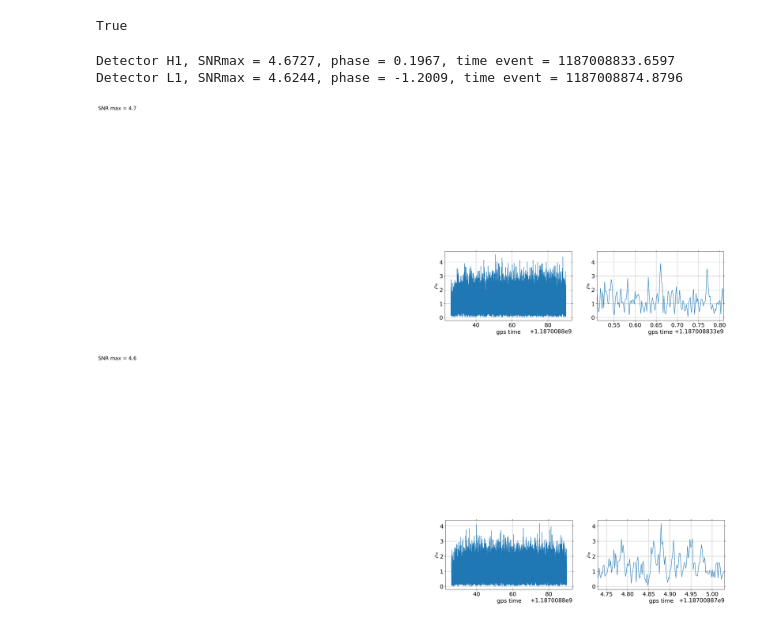
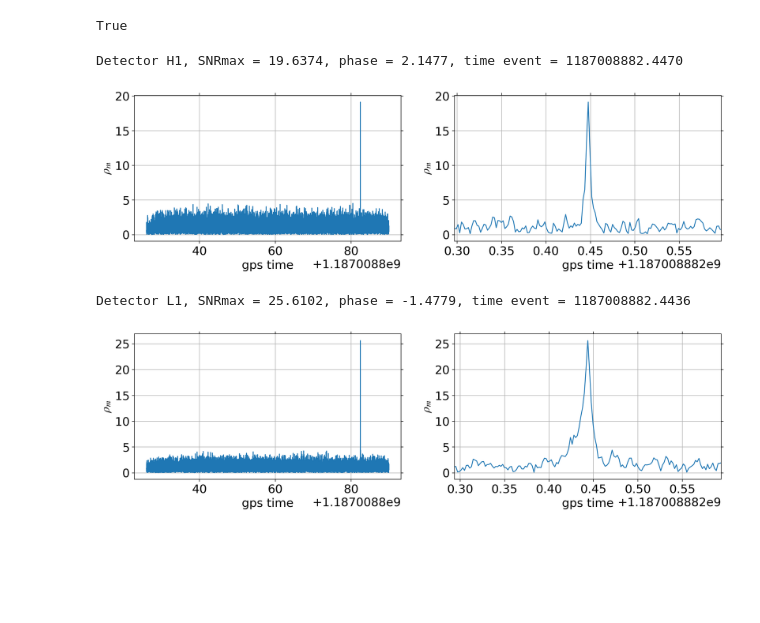
Before and after one commit to josefrr12/GWDataAnalysis, a Jupyter notebook: GW170817.ipynb, the cells around one changed output. Saved outputs shown, nothing was run; the diff lists cells and outputs as text; code cells hidden in the pictures; blank space fills up the shorter version.

```diff
--- a/GW170817.ipynb
+++ b/GW170817.ipynb
@@ -83,7 +84,7 @@ from gwosc.locate import get_urls
 import fsspec
 data = {}
 for i in detector:
-  url = get_urls(i, t0, t0)[-1]
+  url = get_urls(i, t0, t0, version=2)[-1]
   print(url)
   remote_f = fsspec.open(url, mode="rb")
   if hasattr(remote_f, "open"):
@@ -122,3 +126,5 @@ time = np.arange(mystart, gpsEnd, delta_t)
+# %%
+time = np.arange(gpsStart, gpsEnd, delta_t)
 # %%
 from pycbc.filter import highpass
 from pycbc.types.timeseries import TimeSeries
@@ -281,7 +292,7 @@ dwindow = signal.tukey(dlength, alpha=1./16.)
 rho_i = []
 tmerger = []
 phase_merger = []
-detectors = ['H1', 'L1']
+detectors = ['H1','L1']
 f1 = []
 f2 = []
 Deff = []
@@ -314,39 +325,36 @@ for det in detectors:
     I73.append(np.abs(sigmasq))
 
     indmax = np.argmax(SNR)
     SNRmax = SNR[indmax]
     t_max = time[indx][indmax]
     phase_max = np.angle(SNR_complex[indmax])
 
     tmerger.append(t_max)
     rho_i.append(SNRmax)
     phase_merger.append(phase_max)
 
     Deff.append(sigma / SNRmax)
 
     print ('Detector {0}, SNRmax = {1:.4f}, phase = {2:.4f}, time event = {3:.4f}'
            .format(det, SNRmax, phase_max, t_max))
     # plots
     plt.figure(figsize=(16,4))
     plt.subplot(1,2,1)
     plt.plot( time[indx][::8], np.abs(SNR_complex)[::8])
     plt.xlabel('gps time')
     plt.ylabel(r'$\rho_m$')
     plt.grid('on')
     #plt.title(detector)
-    plt.text(gpsStart + 1795, 15, 'SNR max = {0:.1f}'.format(SNRmax),fontsize=16)
+    #plt.text(gpsStart + 1795, 15, 'SNR max = {0:.1f}'.format(SNRmax),fontsize=16)
     plt.subplot(1,2,2)
     plt.plot(time[indx][::8], np.abs(SNR_complex)[::8])
     plt.xlabel('gps time')
     plt.ylabel(r'$\rho_m$')
     plt.grid('on')
     plt.xlim(t_max - 0.15, t_max + 0.15)
-    #plt.xlim(tmergerL-0.1,tmergerL+0.01)
-    #plt.title(detector)
-    #plt.text(gpsStart + 1795, 15, 'SNR max = {0:.1f}'.format(SNRmax),fontsize=16)
-    plt.savefig('MatchedFilter_'+det+'.pdf', bbox_inches='tight')
+    plt.show()
 # %% [output]
-Detector H1, SNRmax = 4.6727, phase = 0.1967, time event = 1187008833.6597
-Detector L1, SNRmax = 4.6244, phase = -1.2009, time event = 1187008874.8796
+Detector H1, SNRmax = 19.6374, phase = 2.1477, time event = 1187008882.4470
-[figure, old version]
+[figure, new version]
+Detector L1, SNRmax = 25.6102, phase = -1.4779, time event = 1187008882.4436
-[figure, old version]
+[figure, new version]
```
Also changed, not shown: parts of 10 cells of this notebook.
